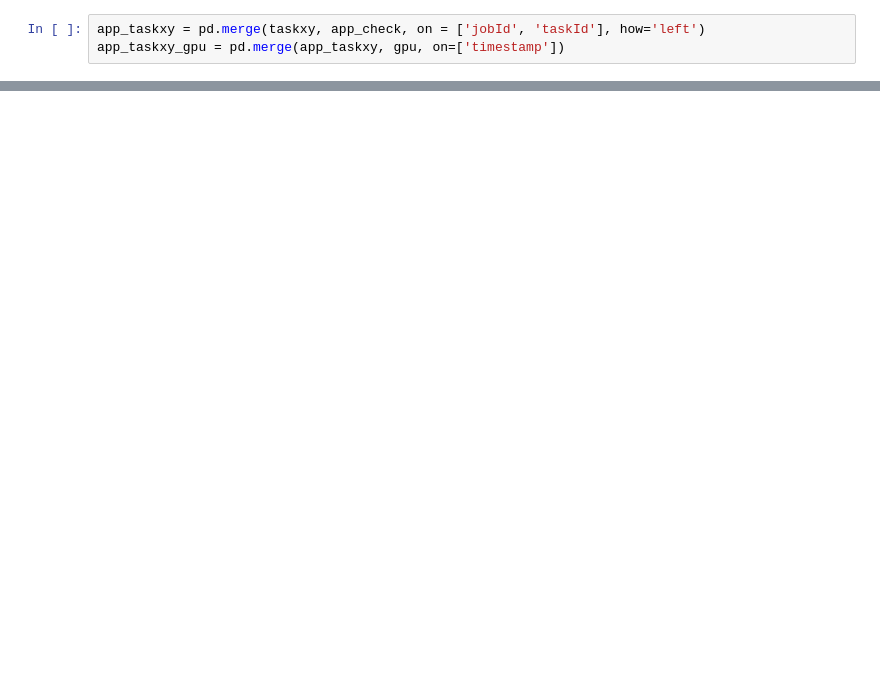
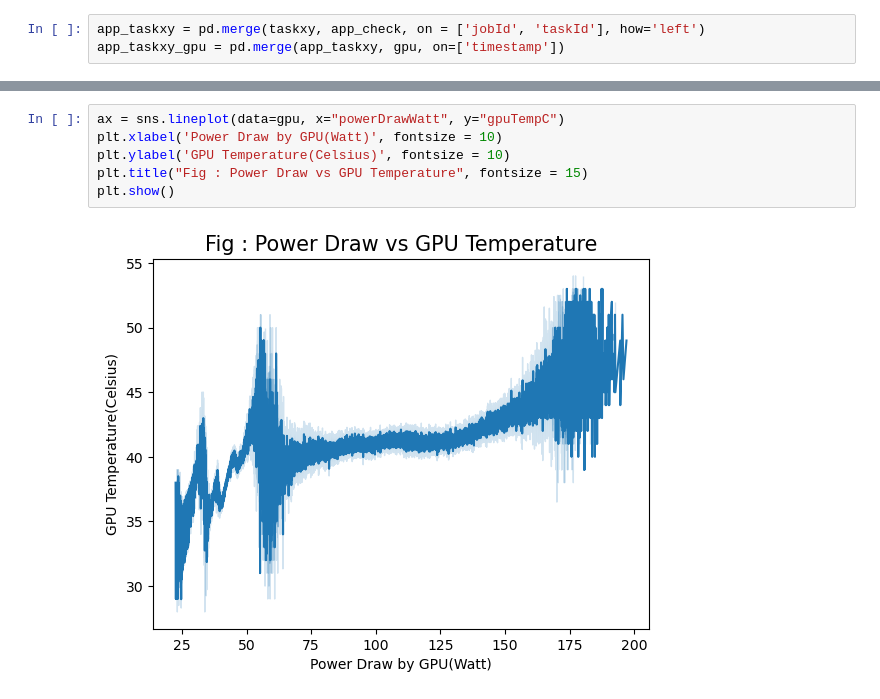
Before and after one commit to mustang-raven999/terapixel, a Jupyter notebook: terapixel.ipynb, the cells around one changed output, grey strips where cells are left out. Drawn from its saved outputs; the diff is of its cells as text; blank space fills up the shorter version.

Commit message:
GPU Power drawn vs GPU Temperature

```diff
--- a/terapixel.ipynb
+++ b/terapixel.ipynb
@@ -28,0 +98,8 @@ app_taskxy_gpu.head()
+# %%
+ax = sns.lineplot(data=gpu, x="powerDrawWatt", y="gpuTempC")
+plt.xlabel('Power Draw by GPU(Watt)', fontsize = 10)
+plt.ylabel('GPU Temperature(Celsius)', fontsize = 10)
+plt.title("Fig : Power Draw vs GPU Temperature", fontsize = 15)
+plt.show()
+# %% [output]
+[figure, added]
```
Also changed, not shown: parts of 9 cells of this notebook.
